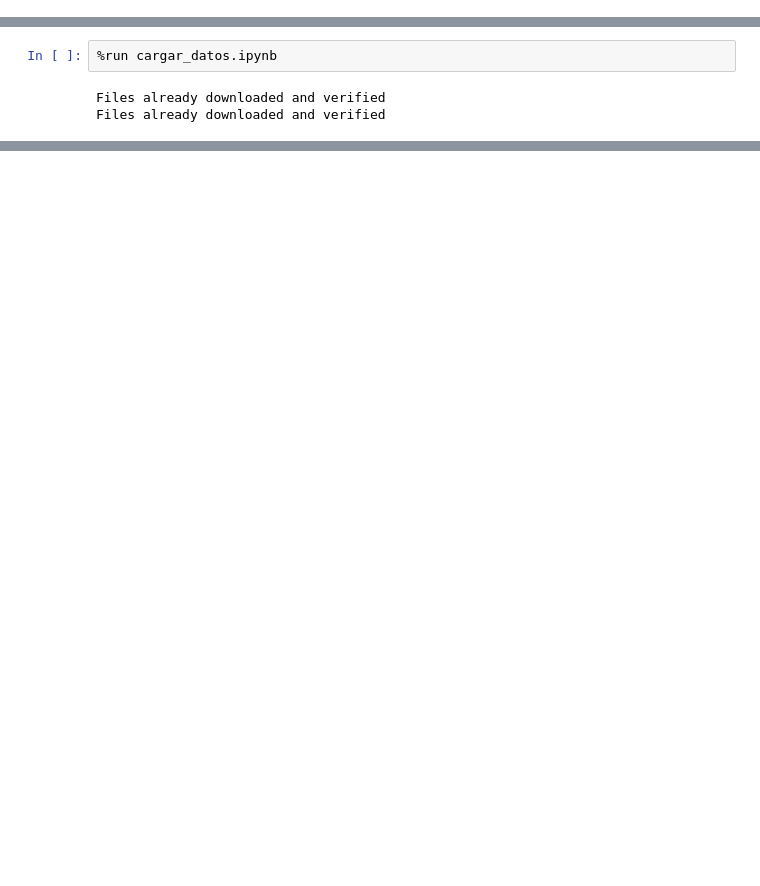
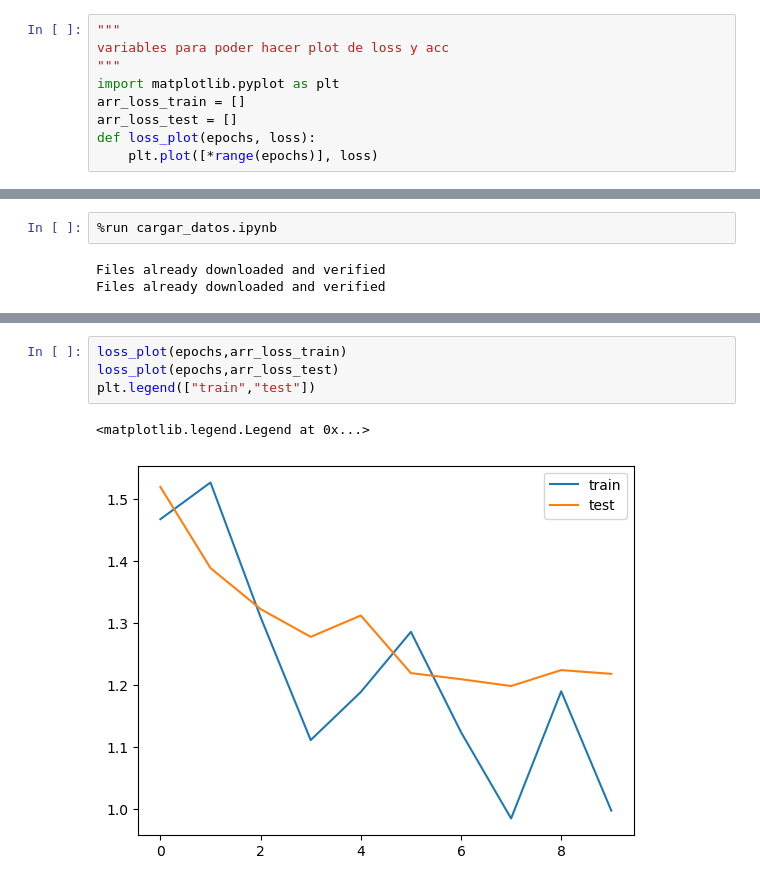
Before and after one commit to BraianAzcune/proyecto-final-red-neuronal, a Jupyter notebook: lenet5.ipynb, the cells around one changed output, grey strips where cells are left out. Saved outputs shown, nothing was run; the diff lists cells and outputs as text; blank space fills up the shorter version.

Commit message:
simple plot loss

```diff
--- a/lenet5.ipynb
+++ b/lenet5.ipynb
@@ -85,6 +85,15 @@ from torch import nn
 loss_function = nn.CrossEntropyLoss()
 # se necesita enviar los parametros del modelo al optimizador para que los pueda actualizar.
 optimizer = torch.optim.Adam(model.parameters())
+# %%
+"""
+variables para poder hacer plot de loss y acc
+"""
+import matplotlib.pyplot as plt
+arr_loss_train = []
+arr_loss_test = []
+def loss_plot(epochs, loss):
+    plt.plot([*range(epochs)], loss)
 # %%
 """
 Entramiento
@@ -166,2 +174,9 @@ Test Error:
 
 Done!
+# %%
+loss_plot(epochs,arr_loss_train)
+loss_plot(epochs,arr_loss_test)
+plt.legend(["train","test"])
+# %% [output]
+<matplotlib.legend.Legend at 0x...>
+[figure, added]
```
Also changed, not shown: parts of 3 cells of this notebook.
